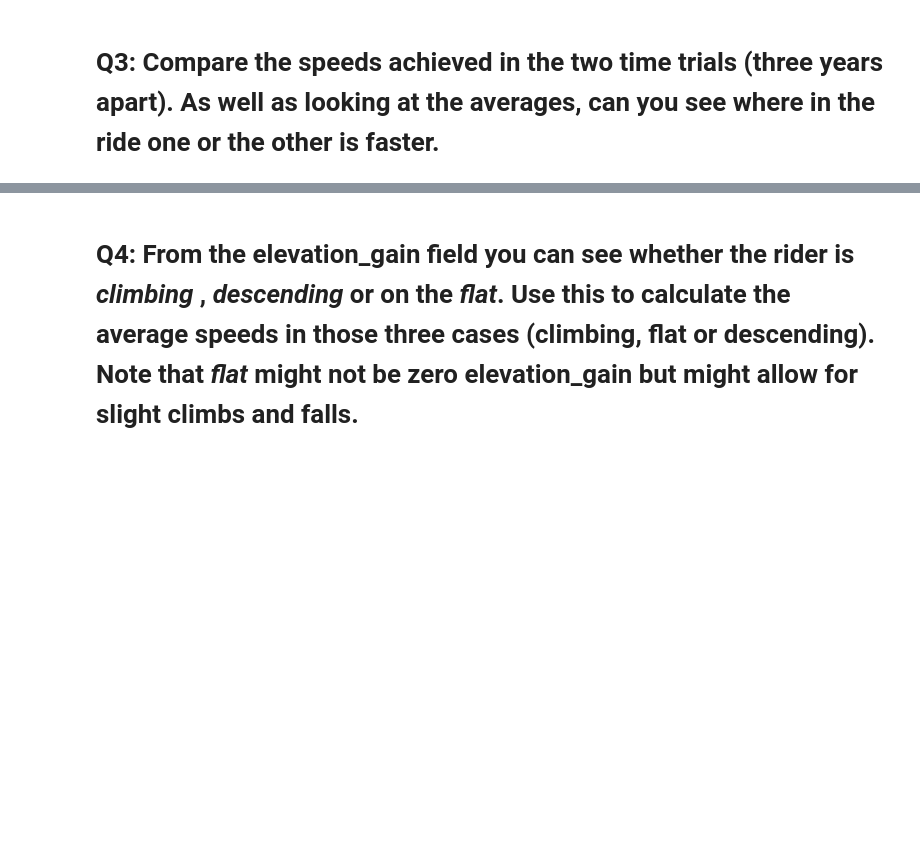
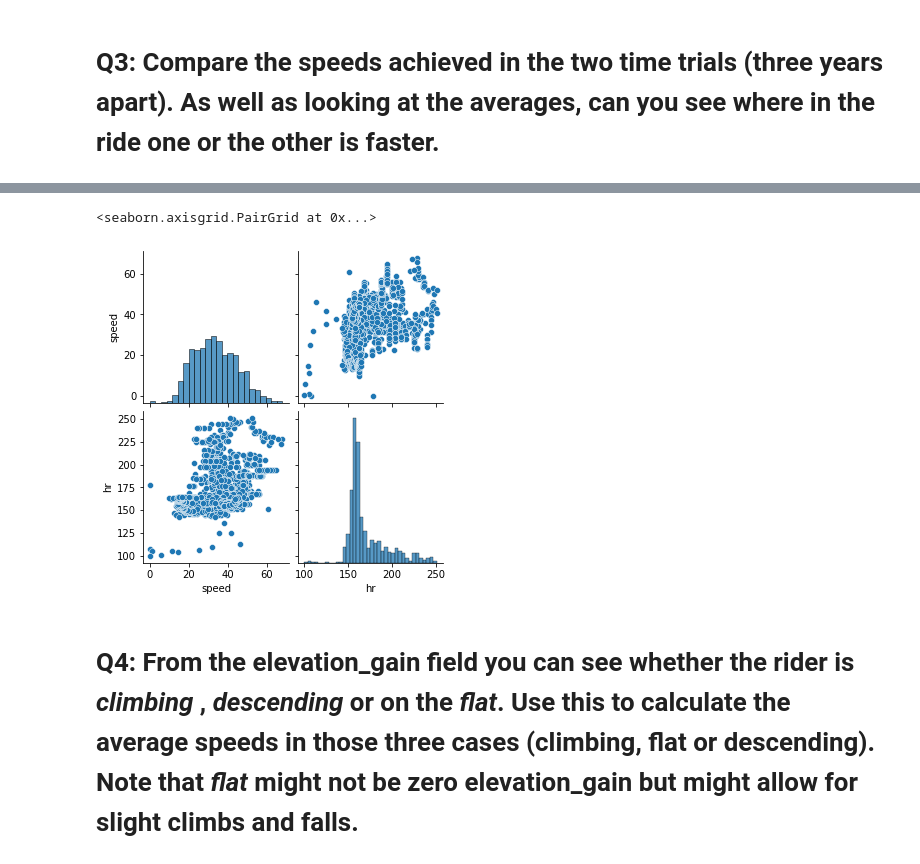
Before and after one commit to MQCOMP2200-S2-2021/Data-Science-Labs, a Jupyter notebook: Portfolio 1.ipynb, the cells around one changed output, grey strips where cells are left out. Drawn from its saved outputs; the diff is of its cells as text; code cells hidden in the pictures; blank space fills up the shorter version.

```diff
--- a/Portfolio 1.ipynb
+++ b/Portfolio 1.ipynb
@@ -502,3 +543,9 @@ Now that the outliers have been removed, the y axis has decreased and we can see
+# %%
+# plotting the races:
+sns.pairplot(tt16_clean[['speed','hr']])
+# %% [output]
+<seaborn.axisgrid.PairGrid at 0x...>
+[figure, added]
 # %% [markdown]
 # Q4: From the elevation_gain field you can see whether the rider is _climbing_ , _descending_ or on the _flat_.   Use this to calculate the average speeds in those three cases (climbing, flat or descending).  Note that _flat_ might not be zero elevation_gain but might allow for slight climbs and falls.
 # %% [markdown]
```
Also changed, not shown: parts of 42 cells of this notebook.
